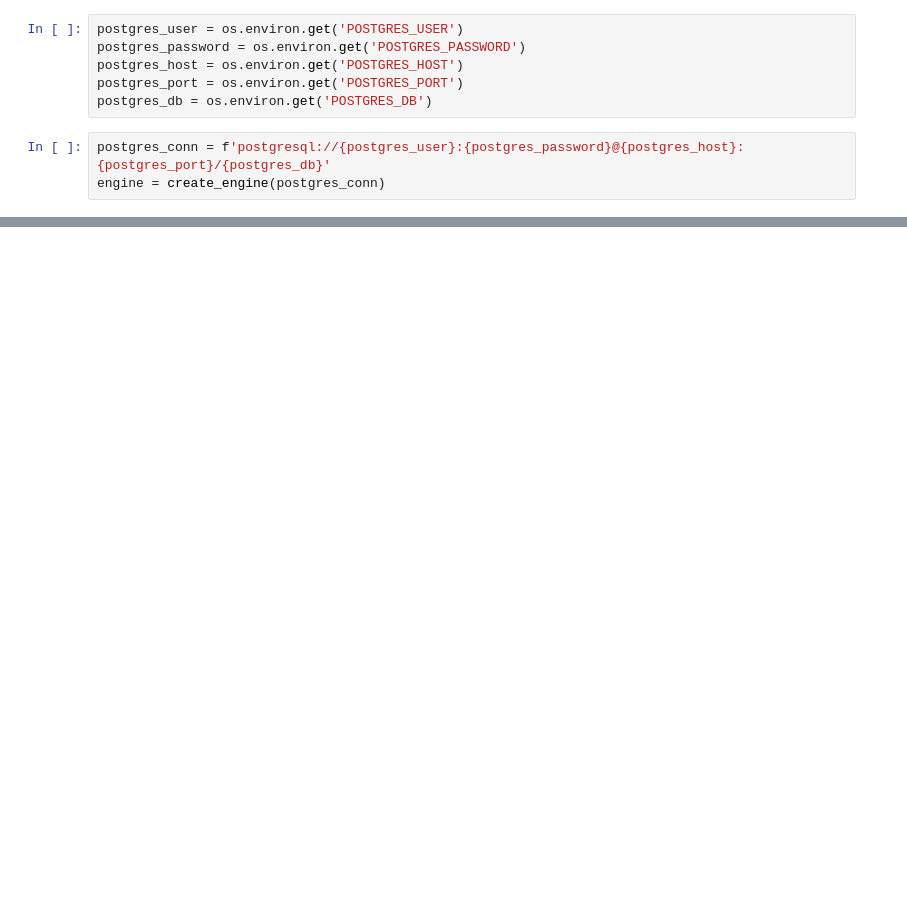
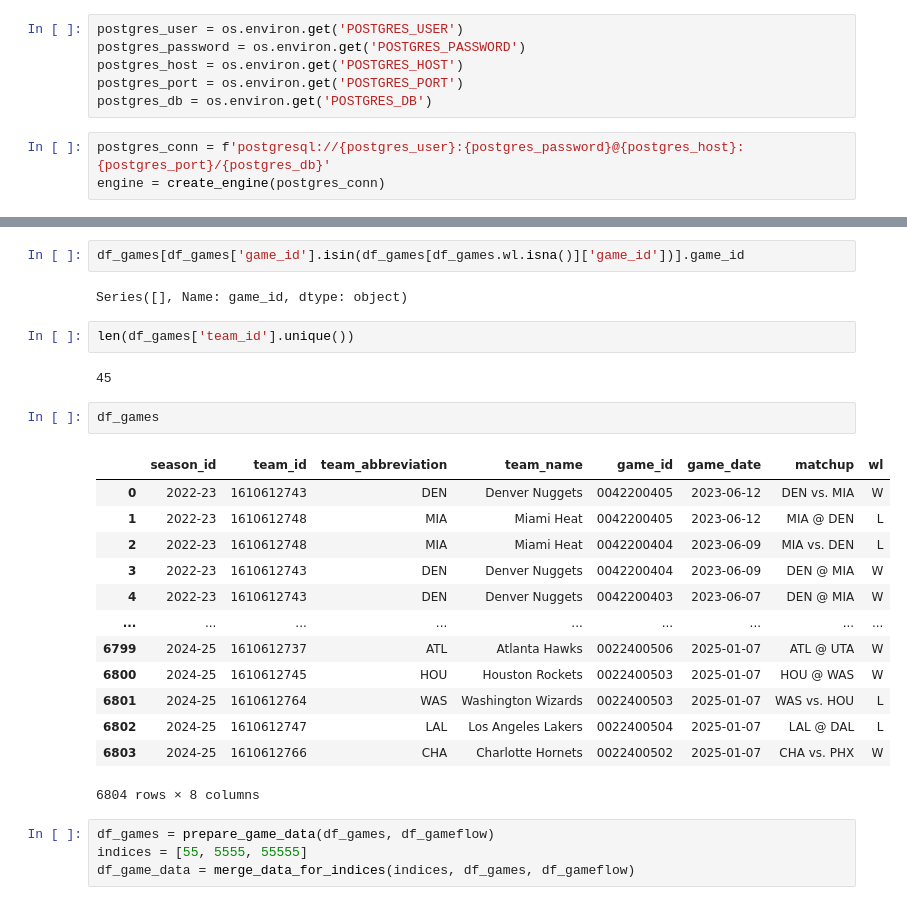
Before and after one commit to tbukic/NBA-Ingame-Win-Probability, a Jupyter notebook: notebooks/02-data_exploration.ipynb, the cells around one changed output, grey strips where cells are left out. Cells and saved outputs as stored; diff of their text form; blank space fills up the shorter version.

```diff
--- a/notebooks/02-data_exploration.ipynb
+++ b/notebooks/02-data_exploration.ipynb
@@ -89,0 +65,28 @@ pg_restore: processing data for table "public.teams"
+# %%
+df_games[df_games['game_id'].isin(df_games[df_games.wl.isna()]['game_id'])].game_id
+# %% [output]
+Series([], Name: game_id, dtype: object)
+# %%
+len(df_games['team_id'].unique())
+# %% [output]
+45
+# %%
+df_games
+# %% [output]
+|  | season_id | team_id | team_abbreviation | team_name | game_id | game_date | matchup | wl |
+| 0 | 2022-23 | 1610612743 | DEN | Denver Nuggets | 0042200405 | 2023-06-12 | DEN vs. MIA | W |
+| 1 | 2022-23 | 1610612748 | MIA | Miami Heat | 0042200405 | 2023-06-12 | MIA @ DEN | L |
+| 2 | 2022-23 | 1610612748 | MIA | Miami Heat | 0042200404 | 2023-06-09 | MIA vs. DEN | L |
+| 3 | 2022-23 | 1610612743 | DEN | Denver Nuggets | 0042200404 | 2023-06-09 | DEN @ MIA | W |
+| 4 | 2022-23 | 1610612743 | DEN | Denver Nuggets | 0042200403 | 2023-06-07 | DEN @ MIA | W |
+| ... | ... | ... | ... | ... | ... | ... | ... | ... |
+| 6799 | 2024-25 | 1610612737 | ATL | Atlanta Hawks | 0022400506 | 2025-01-07 | ATL @ UTA | W |
+| 6800 | 2024-25 | 1610612745 | HOU | Houston Rockets | 0022400503 | 2025-01-07 | HOU @ WAS | W |
+| 6801 | 2024-25 | 1610612764 | WAS | Washington Wizards | 0022400503 | 2025-01-07 | WAS vs. HOU | L |
+| 6802 | 2024-25 | 1610612747 | LAL | Los Angeles Lakers | 0022400504 | 2025-01-07 | LAL @ DAL | L |
+| 6803 | 2024-25 | 1610612766 | CHA | Charlotte Hornets | 0022400502 | 2025-01-07 | CHA vs. PHX | W |
+6804 rows × 8 columns
+# %%
+df_games = prepare_game_data(df_games, df_gameflow)
+indices = [55, 5555, 55555]
+df_game_data = merge_data_for_indices(indices, df_games, df_gameflow)
```
Also changed, not shown: parts of 17 cells of this notebook, 4 other files.
